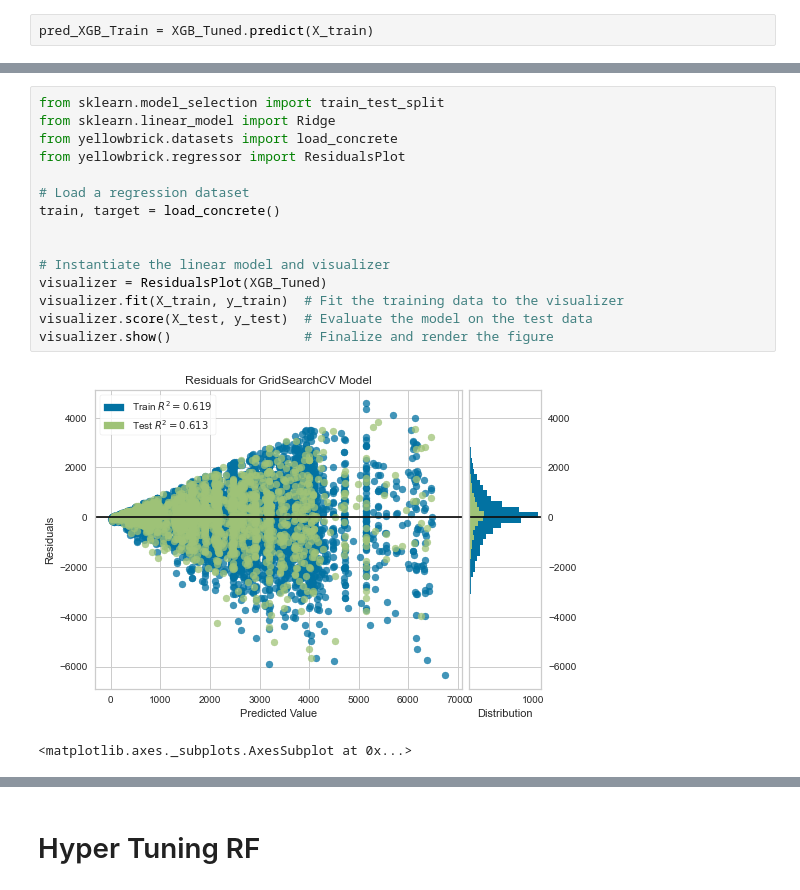
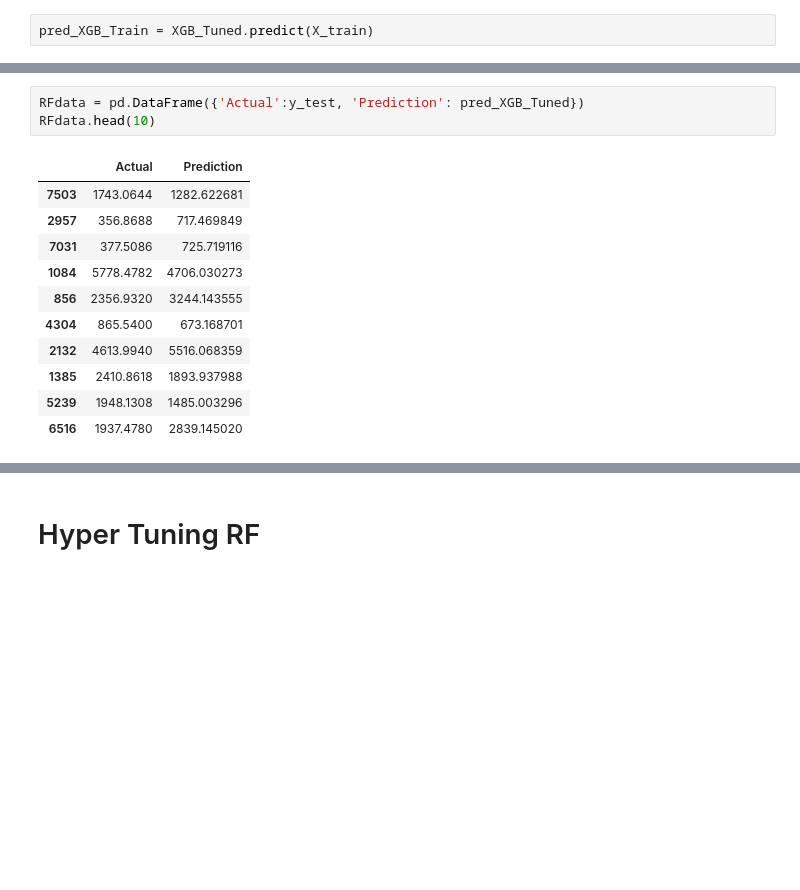
Before and after one commit to benayaadhi/Final_Project_JCDS, a Jupyter notebook: Big Mart Encode & ML.ipynb, the cells around one changed output, grey strips where cells are left out. Drawn from its saved outputs; the diff is of its cells as text; blank space fills up the shorter version.

```diff
--- a/Big Mart Encode & ML.ipynb
+++ b/Big Mart Encode & ML.ipynb
@@ -265,21 +293,18 @@ df
-# %%
-from sklearn.model_selection import train_test_split
-from sklearn.linear_model import Ridge
-from yellowbrick.datasets import load_concrete
-from yellowbrick.regressor import ResidualsPlot
-
-# Load a regression dataset
-train, target = load_concrete()
-
-
-# Instantiate the linear model and visualizer
-visualizer = ResidualsPlot(XGB_Tuned)
-visualizer.fit(X_train, y_train)  # Fit the training data to the visualizer
-visualizer.score(X_test, y_test)  # Evaluate the model on the test data
-visualizer.show()                 # Finalize and render the figure
-# %% [output]
-[figure, removed]
-<matplotlib.axes._subplots.AxesSubplot at 0x...>
+# %%
+RFdata = pd.DataFrame({'Actual':y_test, 'Prediction': pred_XGB_Tuned})
+RFdata.head(10)
+# %% [output]
+|  | Actual | Prediction |
+| 7503 | 1743.0644 | 1282.622681 |
+| 2957 | 356.8688 | 717.469849 |
+| 7031 | 377.5086 | 725.719116 |
+| 1084 | 5778.4782 | 4706.030273 |
+| 856 | 2356.9320 | 3244.143555 |
+| 4304 | 865.5400 | 673.168701 |
+| 2132 | 4613.9940 | 5516.068359 |
+| 1385 | 2410.8618 | 1893.937988 |
+| 5239 | 1948.1308 | 1485.003296 |
+| 6516 | 1937.4780 | 2839.145020 |
 # %%
 MAE_XGB = mean_absolute_error(y_test,pred_XGB_Tuned)
 MAE_XGB
```
Also changed, not shown: parts of 68 cells of this notebook, 22 other files.
